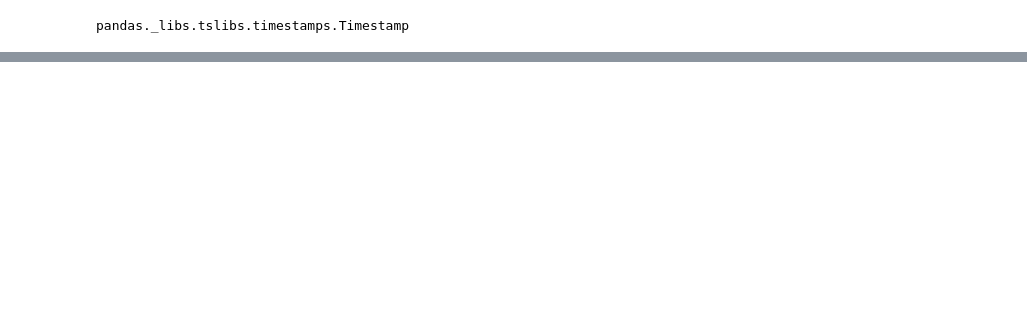
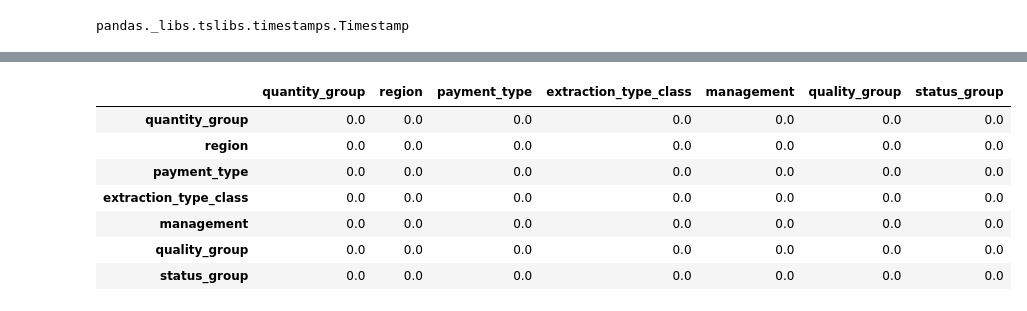
Before and after one commit to floranuta/Data_Circle, a Jupyter notebook: notebooks/data_clearning.ipynb, the cells around one changed output, grey strips where cells are left out. Saved outputs shown, nothing was run; the diff lists cells and outputs as text; code cells hidden in the pictures; blank space fills up the shorter version.

```diff
--- a/notebooks/data_clearning.ipynb
+++ b/notebooks/data_clearning.ipynb
@@ -190,3 +327,12 @@ print(df_categorical.shape)
 # %%
-# p_values
+p_values
+# %% [output]
+|  | quantity_group | region | payment_type | extraction_type_class | management | quality_group | status_group |
+| quantity_group | 0.0 | 0.0 | 0.0 | 0.0 | 0.0 | 0.0 | 0.0 |
+| region | 0.0 | 0.0 | 0.0 | 0.0 | 0.0 | 0.0 | 0.0 |
+| payment_type | 0.0 | 0.0 | 0.0 | 0.0 | 0.0 | 0.0 | 0.0 |
+| extraction_type_class | 0.0 | 0.0 | 0.0 | 0.0 | 0.0 | 0.0 | 0.0 |
+| management | 0.0 | 0.0 | 0.0 | 0.0 | 0.0 | 0.0 | 0.0 |
+| quality_group | 0.0 | 0.0 | 0.0 | 0.0 | 0.0 | 0.0 | 0.0 |
+| status_group | 0.0 | 0.0 | 0.0 | 0.0 | 0.0 | 0.0 | 0.0 |
 # %% [markdown]
```
Also changed, not shown: parts of 25 cells of this notebook.
